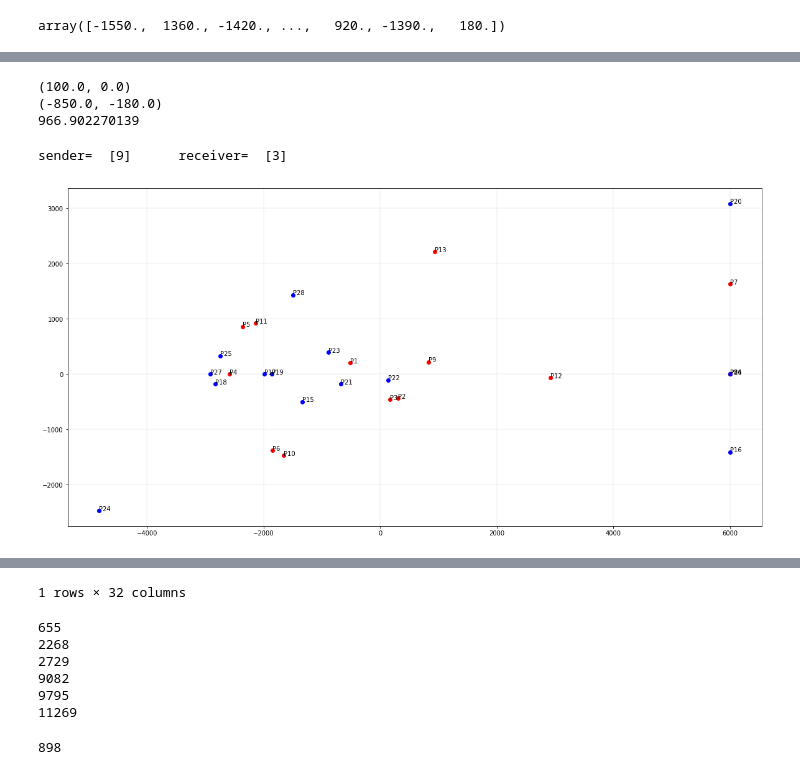
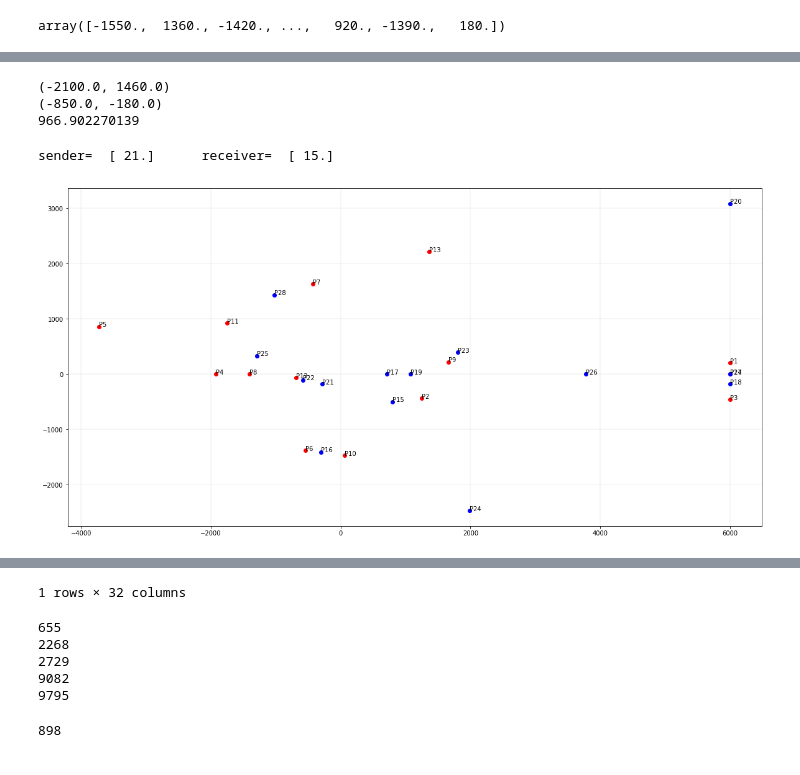
Before and after one commit to KedarDabhadkar/Soccer-Pass-Prediction, a Jupyter notebook: Passes.ipynb, the cells around one changed output, grey strips where cells are left out. Drawn from its saved outputs; the diff is of its cells as text; code cells hidden in the pictures.

```diff
--- a/Passes.ipynb
+++ b/Passes.ipynb
@@ -48,0 +67,7 @@ data.head()
+# %%
+data = data[(data.sender < 15 & (data.receiver < 15)) | ((data.sender > 14) & (data.receiver> 14))]
+list_ = [i for i in np.arange(len(data))]
+data = data.reindex(np.array(list_))
+#np.arange(len(data))
+#data = data[data.sender < 15]
+data
@@ -49,7 +114,9 @@ data.head()
 # %%
 def get_loc(index,P):
-    x = data[index:index+1][P].values[0][0]
-    y = data[index:index+1][P].values[0][1]
+
+    if index != len(data):
+        x = data[index:index+1][P].values[0][0]
+        y = data[index:index+1][P].values[0][1]
 
     if not np.isfinite(x):
         x = 6000
@@ -62,11 +129,11 @@ def get_loc(index,P):
 def distance(index,P1,P2):
     return np.sqrt((get_loc(index,P1)[0]-get_loc(index,P2)[0])**2 + (get_loc(index,P1)[1]-get_loc(index,P2)[1])**2)
 # %%
-print (get_loc(0,'P26'))
+print (get_loc(100,'P26'))
 print (get_loc(0,'P18'))
 print (distance(0,'P26','P18'))
 # %% [output]
-(100.0, 0.0)
+(-2100.0, 1460.0)
 (-850.0, -180.0)
 966.902270139
 # %%
@@ -74,29 +141,29 @@ l=[]
 for i in range(1,29):
     l.append(distance(0,'P26','P'+str(i)))
 # %%
-h = 12000
+h = 10000
 print ('sender= ',data[h:h+1]['sender'].values,'     receiver= ',data[h:h+1]['receiver'].values)
 fig_size = plt.rcParams["figure.figsize"]
 fig_size[0] = 20
 fig_size[1] = 10
 
 plt.grid(linestyle='-', linewidth=0.2)
 
 for i in range(1,29):
     if i<15:
         if np.isfinite(get_loc(h,'P'+str(i))[0]) and np.isfinite(get_loc(h,'P'+str(i))[1]):
             plt.plot(get_loc(h,'P'+str(i))[0],get_loc(0,'P'+str(i))[1],'ro')
             text_ = 'P'+str(i)
             plt.text(get_loc(h,text_)[0],get_loc(0,text_)[1],text_)
     else:
          if np.isfinite(get_loc(h,'P'+str(i))[0]) and np.isfinite(get_loc(h,'P'+str(i))[1]):
             plt.plot(get_loc(h,'P'+str(i))[0],get_loc(0,'P'+str(i))[1],'bo')
             text_ = 'P'+str(i)
             plt.text(get_loc(h,text_)[0],get_loc(0,text_)[1],text_)
 plt.legend()
 plt.show()
 data[h:h+1]
 # %% [output]
-sender=  [9]      receiver=  [3]
+sender=  [ 21.]      receiver=  [ 15.]
-[figure, old version]
+[figure, new version]
 |  | sender | receiver | time_start | time_end | P1 | P2 | P3 | P4 | P5 | P6 | ... |
@@ -114,7 +184,7 @@ for index_ in range(data.shape[0]):
 # %%
 remove = []
 # Same sender and receiver
-for index_ in range(data.shape[0]):
+for index_ in data.index:
     if data.sender[index_] == data.receiver[index_]:
         remove.append(index_)
         print (index_)
@@ -124,6 +194,5 @@ for index_ in range(data.shape[0]):
 2729
 9082
 9795
-11269
 # %%
 # Receiver is nan
```
Also changed, not shown: parts of 17 cells of this notebook, 3 other files.
